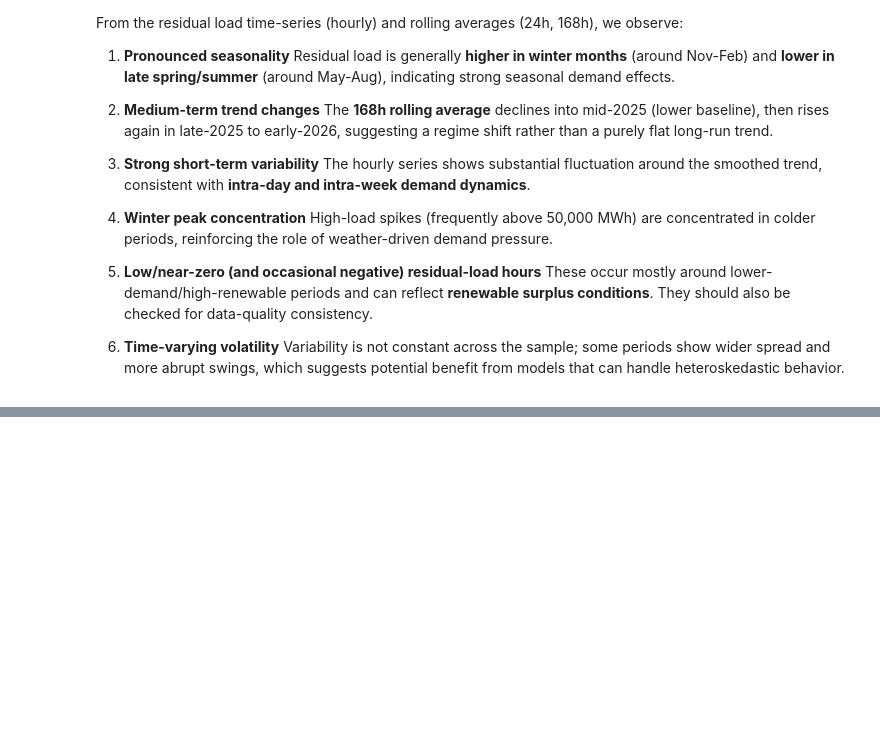
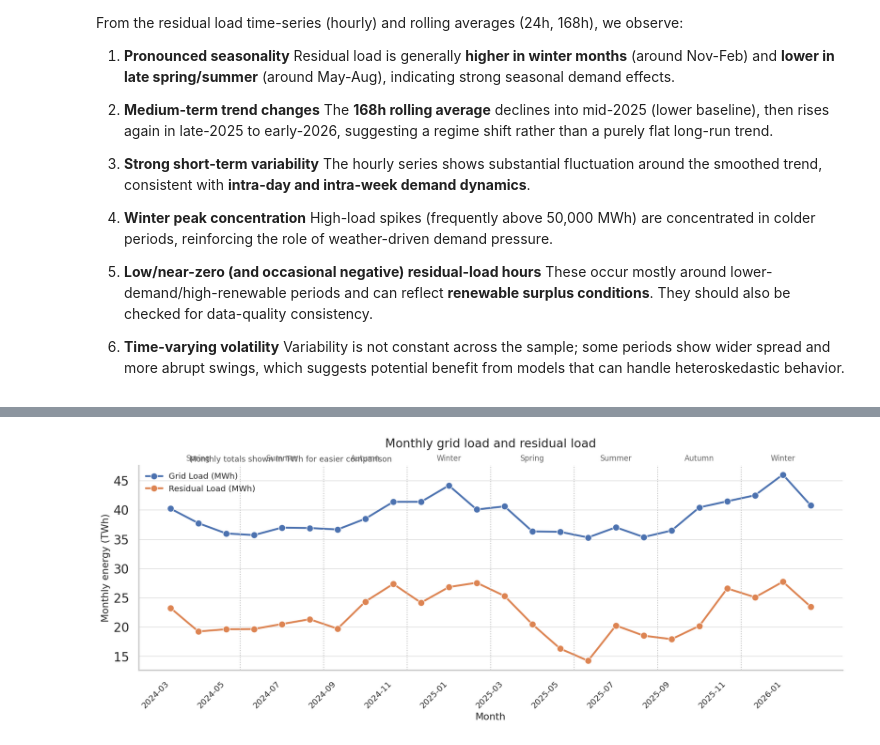
Before and after one commit to nakolkar16/probabilistic-energy-forecasting-ML, a Jupyter notebook: notebooks/01_eda.ipynb, the cells around one changed output, grey strips where cells are left out. Cells and saved outputs as stored; diff of their text form; code cells hidden in the pictures; blank space fills up the shorter version.

```diff
--- a/notebooks/01_eda.ipynb
+++ b/notebooks/01_eda.ipynb
@@ -453,0 +562,52 @@ From the residual load time-series (hourly) and rolling averages (24h, 168h), we
+# %%
+fig, ax = plt.subplots(figsize=(14, 5.5))
+
+sns.lineplot(
+    data=df_subset_monthly,
+    x="month_year",
+    y="monthly_grid_load_twh",
+    marker="o",
+    linewidth=2.5,
+    label=CANONICAL_TO_LABEL["grid_load_mwh"],
+    ax=ax,
+)
+sns.lineplot(
+    data=df_subset_monthly,
+    x="month_year",
+    y="monthly_residual_load_twh",
+    marker="o",
+    linewidth=2.5,
+    label=CANONICAL_TO_LABEL["residual_load_mwh"],
+    ax=ax,
+)
+
+# show every 2nd month label
+xticks = ax.get_xticks()
+xlabels = [lab.get_text() for lab in ax.get_xticklabels()]
+ax.set_xticks(xticks[::2])
+ax.set_xticklabels(xlabels[::2], rotation=45, ha="right", fontsize=11)
+
+# soft styling
+ax.set_ylabel("Monthly energy (TWh)", fontsize=13)
+ax.set_xlabel("Month", fontsize=13)
+ax.grid(axis="y", color="#D9D9D9", linewidth=0.8)
+ax.grid(axis="x", visible=False)
+ax.spines["top"].set_visible(False)
+ax.spines["right"].set_visible(False)
+
+annotate_seasons(ax, df_subset_monthly, y_mult=1.01)
+
+ax.set_title("Monthly grid load and residual load", fontsize=16, pad=24)
+fig.text(
+    0.125,
+    0.90,
+    "Monthly totals shown in TWh for easier comparison",
+    fontsize=10.5,
+    color="#555555",
+)
+
+ax.legend(frameon=False, fontsize=11, loc="upper left")
+plt.tight_layout()
+plt.show()
+# %% [output]
+[figure, added]
```
Also changed, not shown: parts of 15 cells of this notebook, 15 other files.
